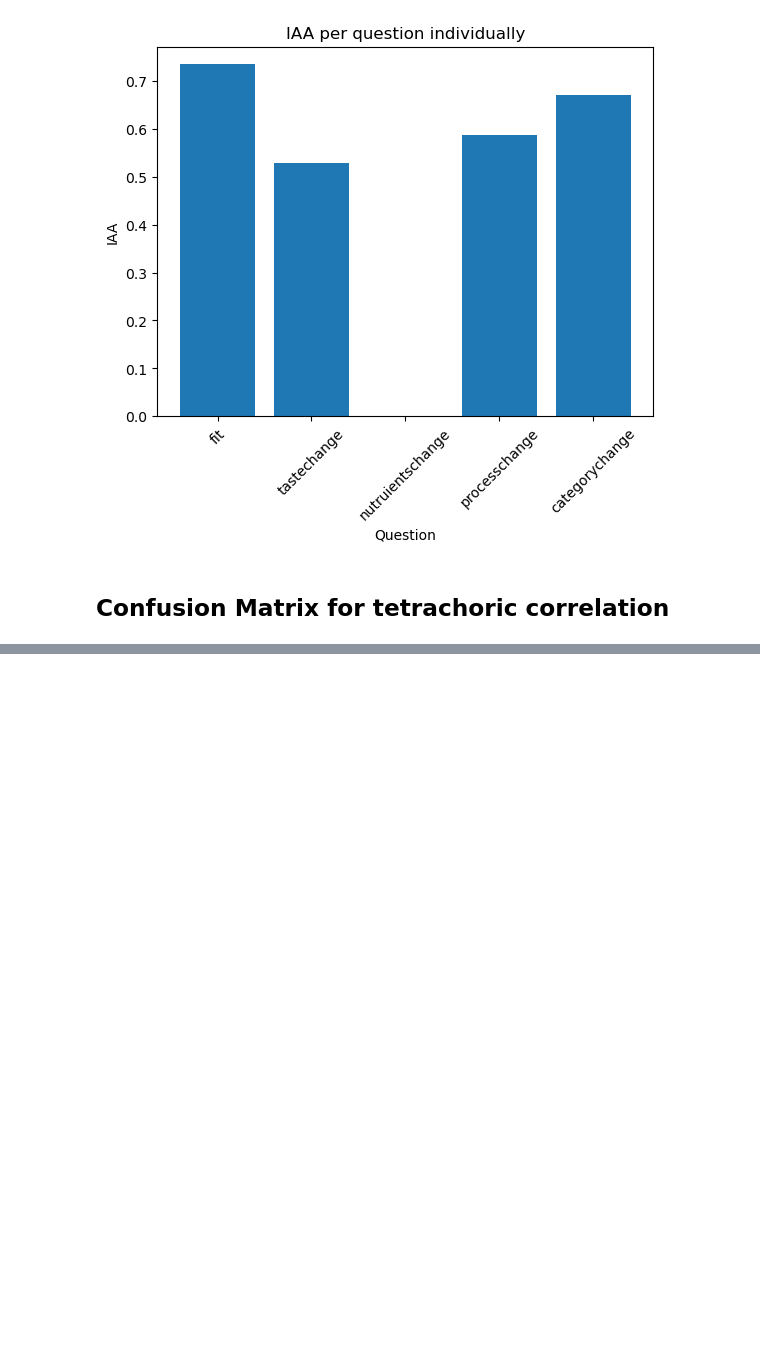
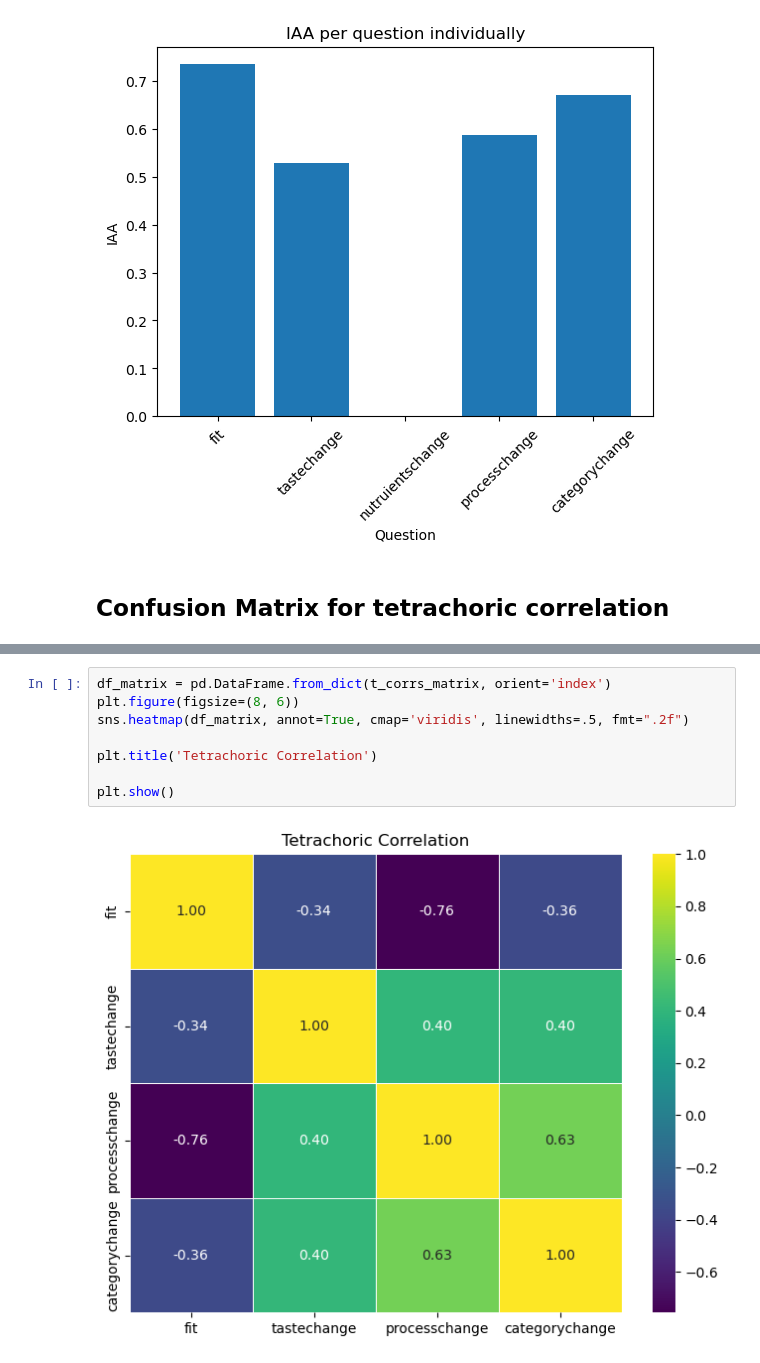
Before and after one commit to DavidSchimmel/statistical_ingredient_substitutions, a Jupyter notebook: survey_results_stats.ipynb, the cells around one changed output, grey strips where cells are left out. Cells and saved outputs as stored; diff of their text form; blank space fills up the shorter version.

```diff
--- a/survey_results_stats.ipynb
+++ b/survey_results_stats.ipynb
@@ -571,0 +567,10 @@ Text(0.5, 1.0, 'Heatmap from Dictionary')
+# %%
+df_matrix = pd.DataFrame.from_dict(t_corrs_matrix, orient='index')
+plt.figure(figsize=(8, 6))
+sns.heatmap(df_matrix, annot=True, cmap='viridis', linewidths=.5, fmt=".2f")
+
+plt.title('Tetrachoric Correlation')
+
+plt.show()
+# %% [output]
+[figure, added]
```
Also changed, not shown: parts of 5 cells of this notebook, 7 other files.
